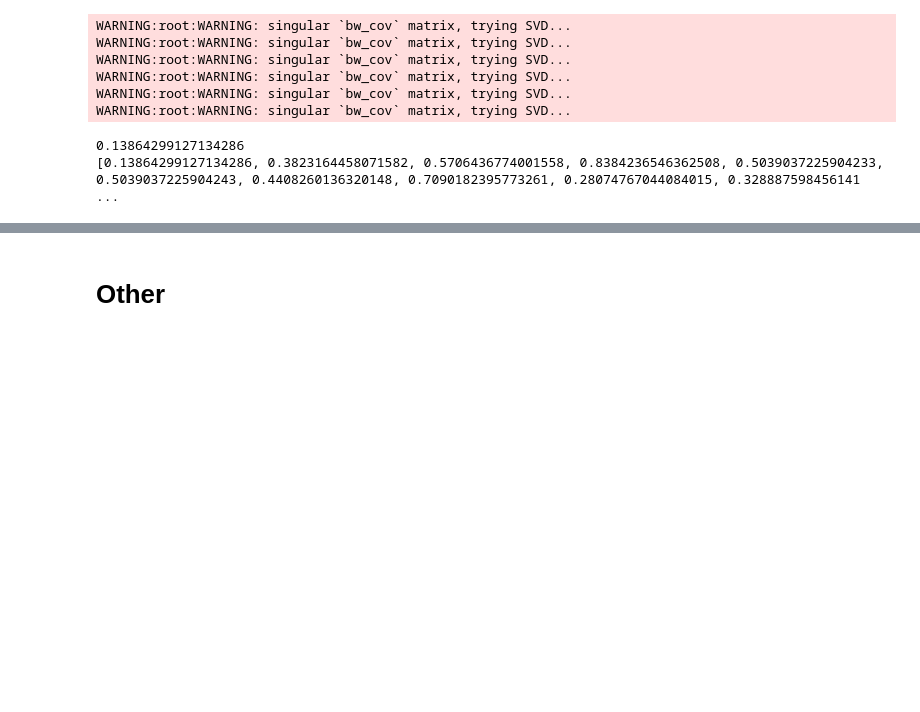
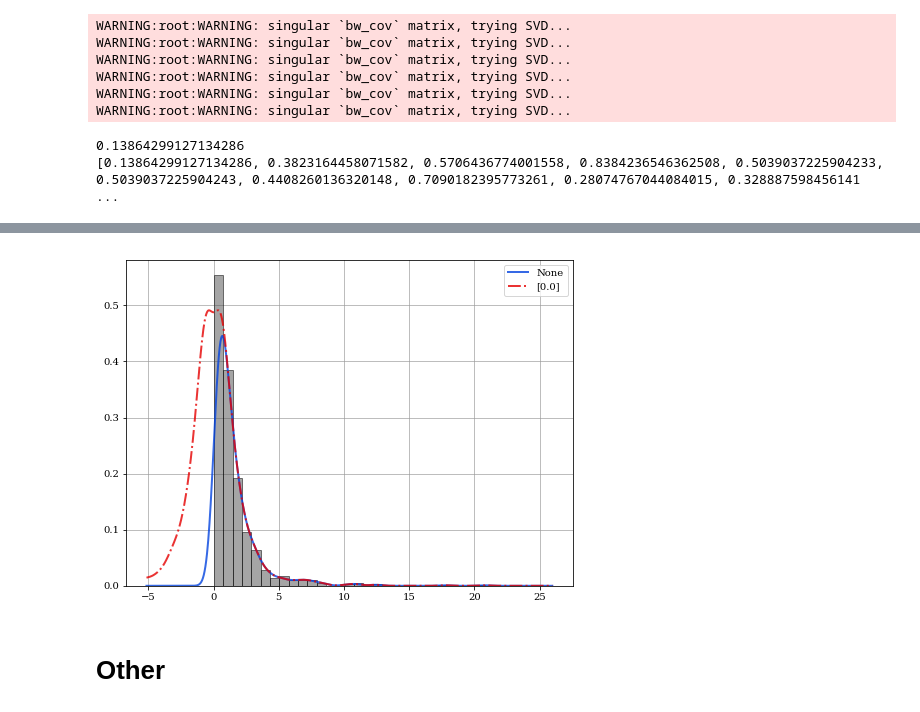
Before and after one commit to lzkelley/zcode, a Jupyter notebook: zcode/notebooks/kde.ipynb, the cells around one changed output, grey strips where cells are left out. Drawn from its saved outputs; the diff is of its cells as text; code cells hidden in the pictures; blank space fills up the shorter version.

```diff
--- a/zcode/notebooks/kde.ipynb
+++ b/zcode/notebooks/kde.ipynb
@@ -301,2 +347,29 @@ WARNING:root:WARNING: singular `bw_cov` matrix, trying SVD...
+# %%
+np.random.seed(5142)
+NUM = 1000
+# aa = np.random.uniform(0.0, 2.0, NUM)
+aa = np.random.lognormal(size=NUM)
+
+edges = zmath.spacing(aa, 'lin', 30)
+grid = zmath.spacing(aa, 'lin', 1000, stretch=0.5)
+
+fig, ax = zplot.figax(scale='lin', grid=True)
+
+ax.hist(aa, bins=edges, alpha=0.5, color='0.3', edgecolor='k', density=True)
+
+
+# boundaries = [None, [0.0], [2.0], [0.0, 2.0]]
+# lines = ['-', '--', ':', '-.']
+boundaries = [None, [0.0]]
+lines = ['-', '-.']
+colors = zplot.color_set(len(boundaries))
+for bnd, cc, ls in zip(boundaries, colors, lines):
+    kde = zmath.kde.KDE(aa)
+    ax.plot(grid, kde.pdf(grid, reflect=bnd), color=cc, ls=ls, lw=2.0, alpha=0.8, label=str(bnd))
+
+plt.legend()
+plt.show()
+# %% [output]
+[figure, added]
 # %% [markdown]
 # Other
```
Also changed, not shown: parts of 3 cells of this notebook, 2 other files.
